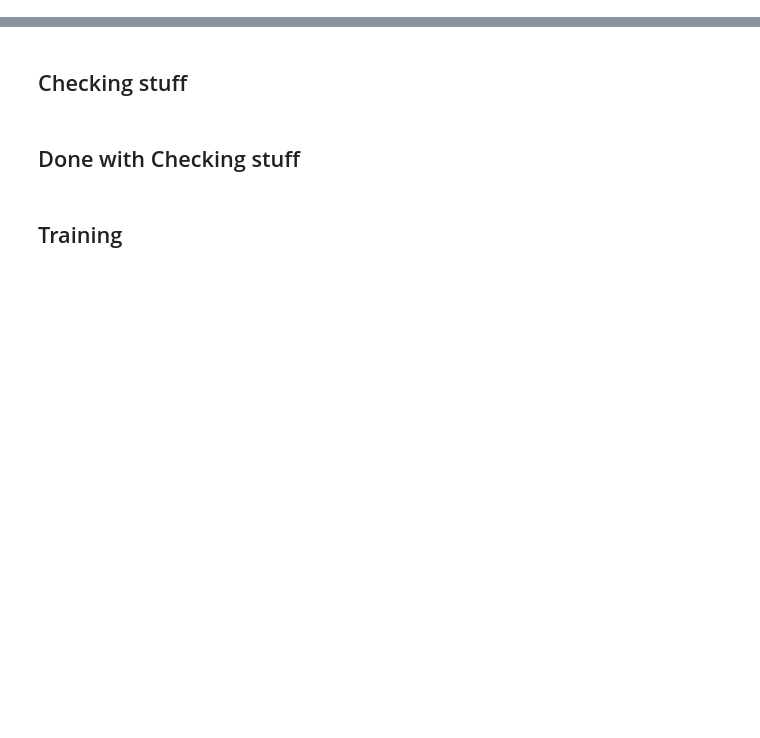
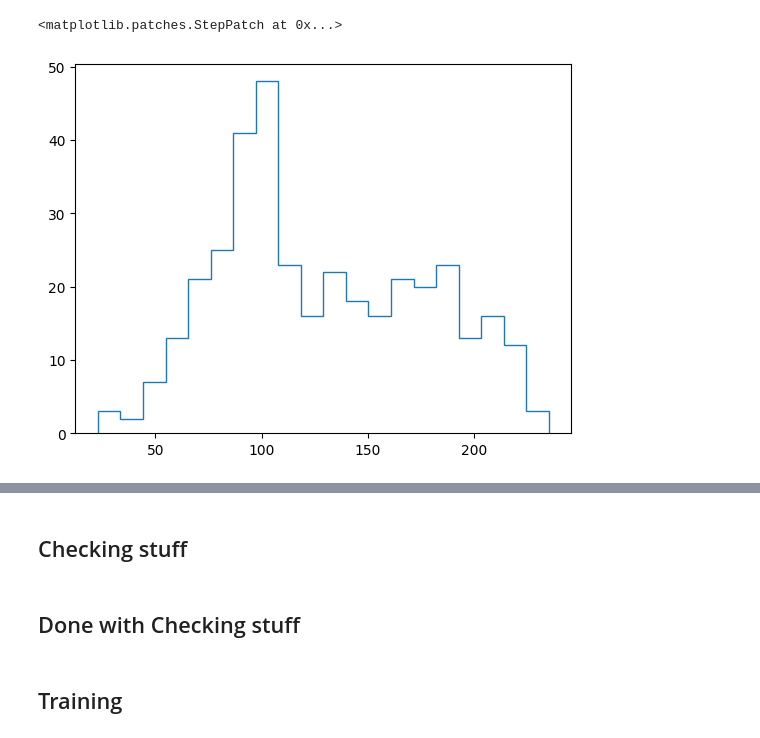
Before and after one commit to dg314/pdf-table-detector, a Jupyter notebook: code/table-detection_calling_new_functions.ipynb, the cells around one changed output, grey strips where cells are left out. Cells and saved outputs as stored; diff of their text form; code cells hidden in the pictures; blank space fills up the shorter version.

```diff
--- a/code/table-detection_calling_new_functions.ipynb
+++ b/code/table-detection_calling_new_functions.ipynb
@@ -106,0 +67,6 @@ Following code generates fixed number of ground truth anchors for images.
+# %%
+train_boxes_df = pd.DataFrame(train_labels, columns=['x_min', 'y_min', 'x_max', 'y_max'])
+train_boxes_df['width'] = train_boxes_df['x_max'] - train_boxes_df['x_min']
+train_boxes_df['height'] = train_boxes_df['y_max'] - train_boxes_df['y_min']
+train_boxes_df['h_w_ratio'] = train_boxes_df['height'] / train_boxes_df['width']
+train_boxes_df.head()
@@ -106,0 +92,7 @@ Following code generates fixed number of ground truth anchors for images.
+# %%
+# Widths
+counts, bins = np.histogram(train_boxes_df['width'], bins=20)
+plt.stairs(counts, bins)
+# %% [output]
+<matplotlib.patches.StepPatch at 0x...>
+[figure, added]
```
Also changed, not shown: parts of 39 cells of this notebook, 6 other files.
